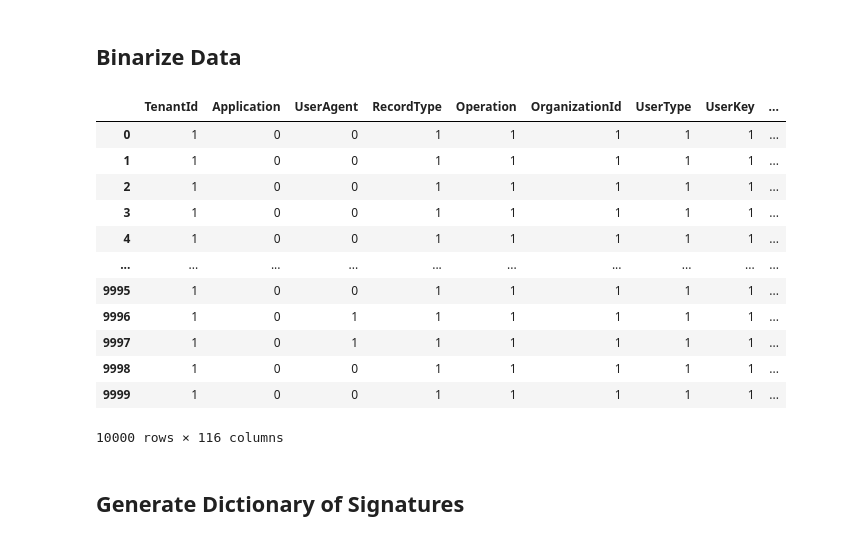
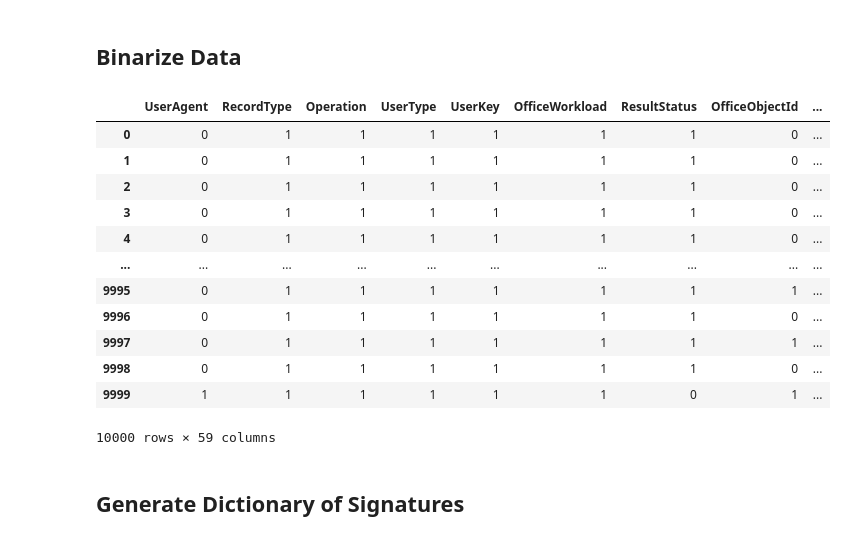
Before and after one commit to microsoft/ASDET, a Jupyter notebook: notebooks/classify/generateSignature.ipynb, the cells around one changed output. Drawn from its saved outputs; the diff is of its cells as text; code cells hidden in the pictures.

Commit message:
Squash previous commits. Cleaned up notebooks, added module skeleton

```diff
--- a/notebooks/classify/generateSignature.ipynb
+++ b/notebooks/classify/generateSignature.ipynb
@@ -133,7 +137,7 @@ import numpy as np
 
 rawData = {}
 for table in tables:
-    rawData[table] = pd.read_pickle(f"data/{table}/raw.pkl")
+    rawData[table] = pd.read_pickle("data/{tableName}/raw.pkl".format(tableName=table))
 # %% [markdown]
 ## Clean Tables
 # %%
@@ -145,36 +149,43 @@ exactMatches = []
 
 # Contains regular expressions you want to filter out of table
 regexes = [
-    re.compile(r'^.*[Tt][Ii][Mm][Ee].*$'), # Regex for checking if the word time (case insensitive) is in the string. No ignorecase flag
+    r'^.*[Tt][Ii][Mm][Ee].*$', # Regex for checking if the word time (case insensitive) is in the string. No ignorecase flag
 ]
-
-
 
 cleanData = {}
 
 for table in rawData:
 
-    print(f'Cleaning table {table}')
+    print('Cleaning table {table}'.format(table=table))
+
+    # Remove unhashable types such as lists or dictionaries and convert them to a string
+    cleanTable = rawData[table].applymap(lambda x: str(x) if isinstance(x, list) or isinstance(x, dict) or isinstance(x, datetime.datetime) else x)
 
     # Remove features that may be continuous values (i.e. time) using regular expressions and exact matches
 
-    for feature in rawData[table]:
+    for feature in cleanTable:
 
         # Check if this feature is included in our exactMatches to remove
 
         if feature in exactMatches:
-            rawData[table] = rawData[table].drop([feature], axis=1)
-            print(f'{feature} due to being an exact match')
+            cleanTable = cleanTable.drop([feature], axis=1)
+            print('{feature} due to being an exact match'.format(feature=feature))
             continue
 
+        # Check if the values in a column are all the same, if so we remove
+
+        if cleanTable[feature].nunique() <= 1:
+            print('{feature} due to being an invariant column.'.format(feature=feature))
+            cleanTable = cleanTable.drop([feature], axis=1)
+            continue
+
+        # Else compare to regular expressions
+
         for regex in regexes:
-            if regex.match(feature):
-                rawData[table] = rawData[table].drop([feature], axis=1)
-                print(f'{feature} due to being a match with regular expression: {regex}')
+            if re.match(regex, feature):
+                cleanTable = cleanTable.drop([feature], axis=1)
+                print('{feature} due to being a match with regular expression: {regex}'.format(feature=feature, regex=regex))
                 break
-
-    # Remove unhashable types such as lists or dictionaries and convert them to a string
-    cleanTable = rawData[table].applymap(lambda x: str(x) if isinstance(x, list) or isinstance(x, dict) or isinstance(x, datetime.datetime) else x)
 
     # Finds empty columns to prevent them from being dropped
     emptyCol = []
@@ -194,7 +205,7 @@ for table in rawData:
     cleanTable = pd.concat([cleanTable, col], axis=1)
 
     # Save cleaned data in a pickled file using
-    cleanTable.to_pickle(f'./data/{table}/cleaned.pkl')
+    cleanTable.to_pickle('./data/{table}/cleaned.pkl'.format(table = table))
 
     cleanData[table] = cleanTable
 
@@ -235,37 +246,37 @@ EndTime due to being a match with regular expression: re.compile('^.*[Tt][Ii][Mm
 # %%
 binData = {}
 
 for table in cleanData:
 
     # Replace empty cells with NaN
     # Comment this line out if you do not want to remove empty strings
     binTable = cleanData[table].replace(r'^\s*$', np.nan, regex=True)
 
     # Replace NaN values with 0 and all others with 1
     binTable = binTable.notnull().astype('int')
 
     # Save binary data in a pickled file
-    binTable.to_pickle(f'./data/{table}/binarized.pkl')
+    binTable.to_pickle('./data/{table}/binarized.pkl'.format(table = table))
 
     # Clean continuous values
 
     binData[table] = binTable
 
 binData['OfficeActivity']
 # %% [output]
-|  | TenantId | Application | UserAgent | RecordType | Operation | OrganizationId | UserType | UserKey | ... |
-| 0 | 1 | 0 | 0 | 1 | 1 | 1 | 1 | 1 | ... |
-| 1 | 1 | 0 | 0 | 1 | 1 | 1 | 1 | 1 | ... |
-| 2 | 1 | 0 | 0 | 1 | 1 | 1 | 1 | 1 | ... |
-| 3 | 1 | 0 | 0 | 1 | 1 | 1 | 1 | 1 | ... |
-| 4 | 1 | 0 | 0 | 1 | 1 | 1 | 1 | 1 | ... |
+|  | UserAgent | RecordType | Operation | UserType | UserKey | OfficeWorkload | ResultStatus | OfficeObjectId | ... |
+| 0 | 0 | 1 | 1 | 1 | 1 | 1 | 1 | 0 | ... |
+| 1 | 0 | 1 | 1 | 1 | 1 | 1 | 1 | 0 | ... |
+| 2 | 0 | 1 | 1 | 1 | 1 | 1 | 1 | 0 | ... |
+| 3 | 0 | 1 | 1 | 1 | 1 | 1 | 1 | 0 | ... |
+| 4 | 0 | 1 | 1 | 1 | 1 | 1 | 1 | 0 | ... |
 | ... | ... | ... | ... | ... | ... | ... | ... | ... | ... |
-| 9995 | 1 | 0 | 0 | 1 | 1 | 1 | 1 | 1 | ... |
-| 9996 | 1 | 0 | 1 | 1 | 1 | 1 | 1 | 1 | ... |
-| 9997 | 1 | 0 | 1 | 1 | 1 | 1 | 1 | 1 | ... |
-| 9998 | 1 | 0 | 0 | 1 | 1 | 1 | 1 | 1 | ... |
-| 9999 | 1 | 0 | 0 | 1 | 1 | 1 | 1 | 1 | ... |
+| 9995 | 0 | 1 | 1 | 1 | 1 | 1 | 1 | 1 | ... |
+| 9996 | 0 | 1 | 1 | 1 | 1 | 1 | 1 | 0 | ... |
+| 9997 | 0 | 1 | 1 | 1 | 1 | 1 | 1 | 1 | ... |
+| 9998 | 0 | 1 | 1 | 1 | 1 | 1 | 1 | 0 | ... |
+| 9999 | 1 | 1 | 1 | 1 | 1 | 1 | 0 | 1 | ... |
-10000 rows × 116 columns
+10000 rows × 59 columns
 # %%
 # Takes in a string of 0 and 1 as the signature
 # Takes in a list of column names
```
Also changed, not shown: parts of 8 cells of this notebook, 2 other files.
